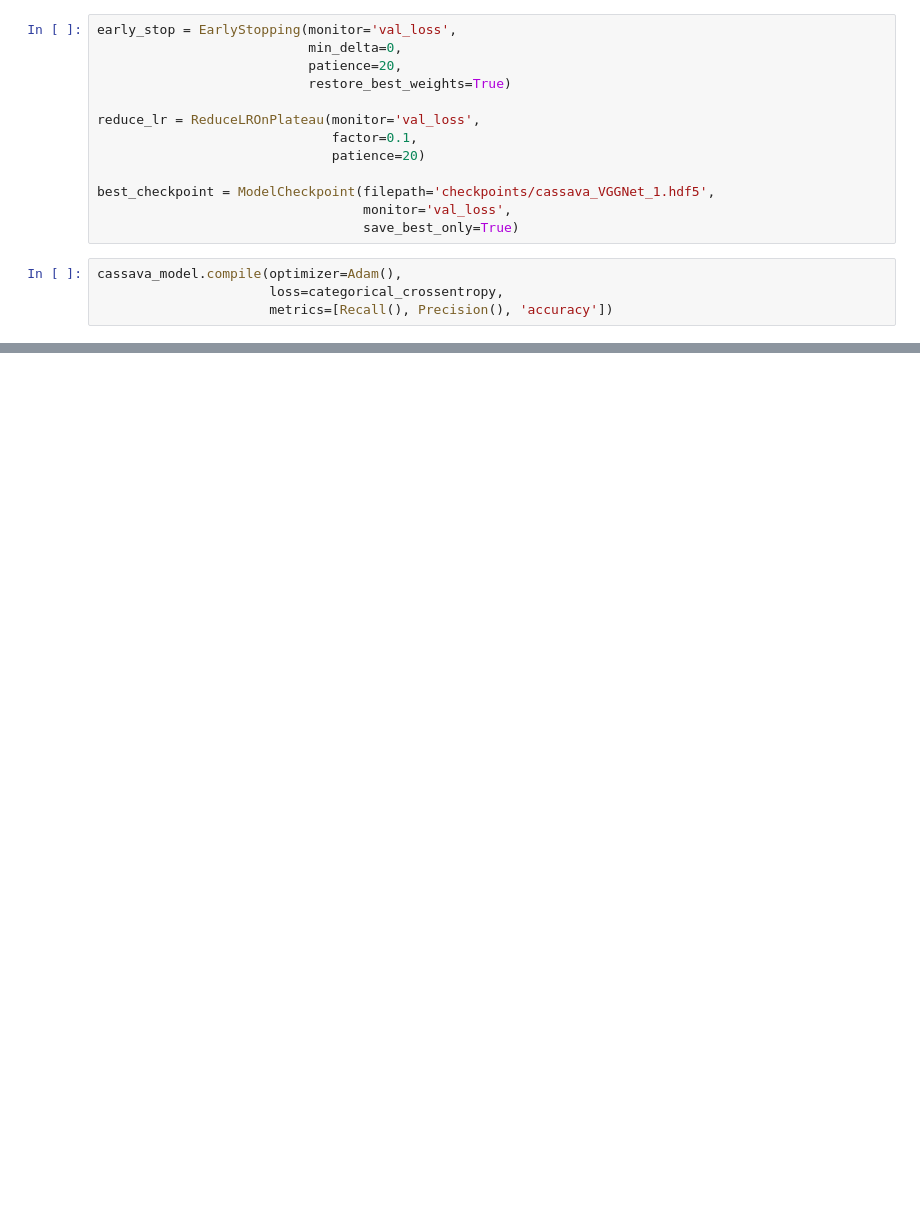
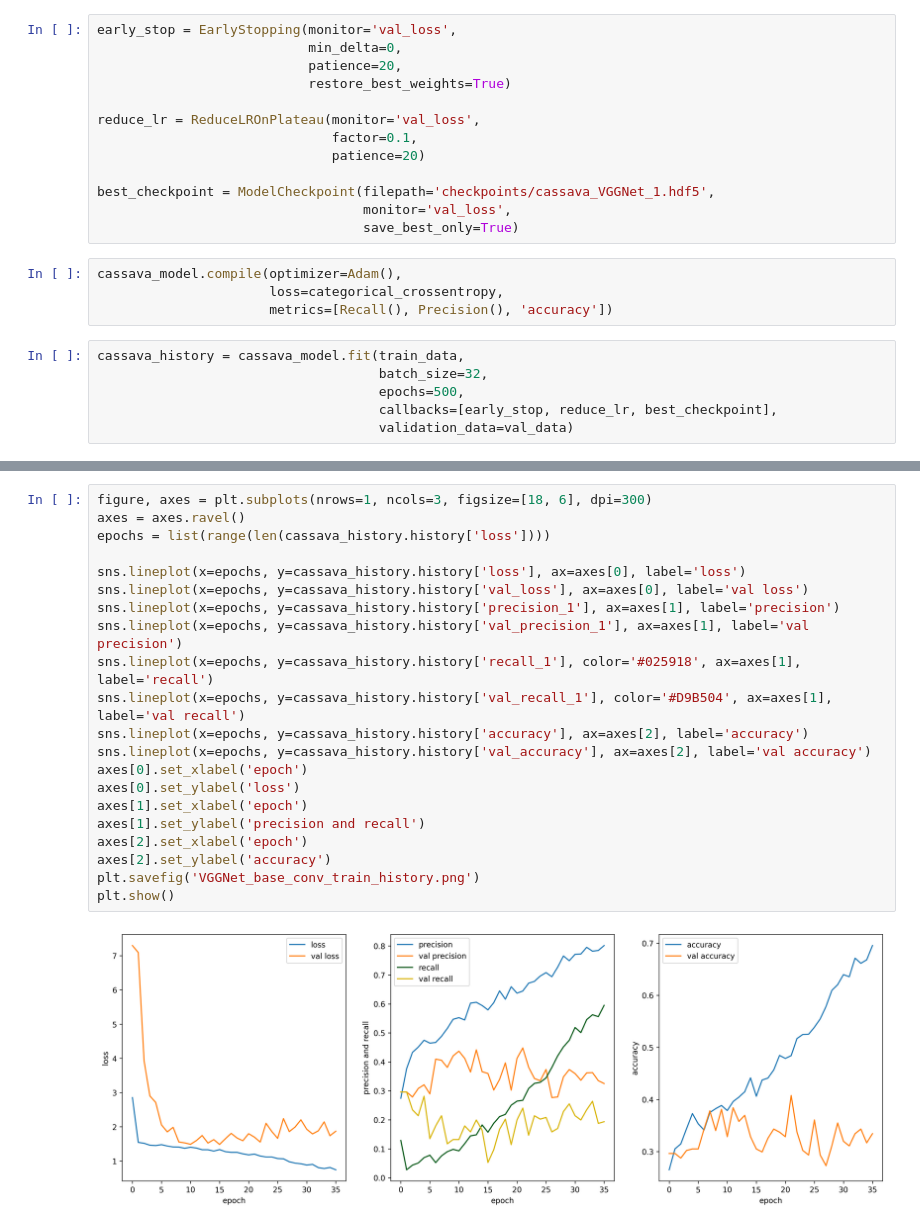
Before and after one commit to ashen007/Identify-Diseases-in-Crops-leaf, a Jupyter notebook: models/cassava_model_VGGNet_exp.ipynb, the cells around one changed output, grey strips where cells are left out. Cells and saved outputs as stored; diff of their text form; blank space fills up the shorter version.

```diff
--- a/models/cassava_model_VGGNet_exp.ipynb
+++ b/models/cassava_model_VGGNet_exp.ipynb
@@ -122,3 +124,9 @@ best_checkpoint = ModelCheckpoint(filepath='checkpoints/cassava_VGGNet_1.hdf5',
 cassava_model.compile(optimizer=Adam(),
                       loss=categorical_crossentropy,
                       metrics=[Recall(), Precision(), 'accuracy'])
+# %%
+cassava_history = cassava_model.fit(train_data,
+                                    batch_size=32,
+                                    epochs=500,
+                                    callbacks=[early_stop, reduce_lr, best_checkpoint],
+                                    validation_data=val_data)
@@ -124,0 +151,23 @@ cassava_model.compile(optimizer=Adam(),
+# %%
+figure, axes = plt.subplots(nrows=1, ncols=3, figsize=[18, 6], dpi=300)
+axes = axes.ravel()
+epochs = list(range(len(cassava_history.history['loss'])))
+
+sns.lineplot(x=epochs, y=cassava_history.history['loss'], ax=axes[0], label='loss')
+sns.lineplot(x=epochs, y=cassava_history.history['val_loss'], ax=axes[0], label='val loss')
+sns.lineplot(x=epochs, y=cassava_history.history['precision_1'], ax=axes[1], label='precision')
+sns.lineplot(x=epochs, y=cassava_history.history['val_precision_1'], ax=axes[1], label='val precision')
+sns.lineplot(x=epochs, y=cassava_history.history['recall_1'], color='#025918', ax=axes[1], label='recall')
+sns.lineplot(x=epochs, y=cassava_history.history['val_recall_1'], color='#D9B504', ax=axes[1], label='val recall')
+sns.lineplot(x=epochs, y=cassava_history.history['accuracy'], ax=axes[2], label='accuracy')
+sns.lineplot(x=epochs, y=cassava_history.history['val_accuracy'], ax=axes[2], label='val accuracy')
+axes[0].set_xlabel('epoch')
+axes[0].set_ylabel('loss')
+axes[1].set_xlabel('epoch')
+axes[1].set_ylabel('precision and recall')
+axes[2].set_xlabel('epoch')
+axes[2].set_ylabel('accuracy')
+plt.savefig('VGGNet_base_conv_train_history.png')
+plt.show()
+# %% [output]
+[figure, added]
```
Also changed, not shown: parts of 4 cells of this notebook, 1 other file.
